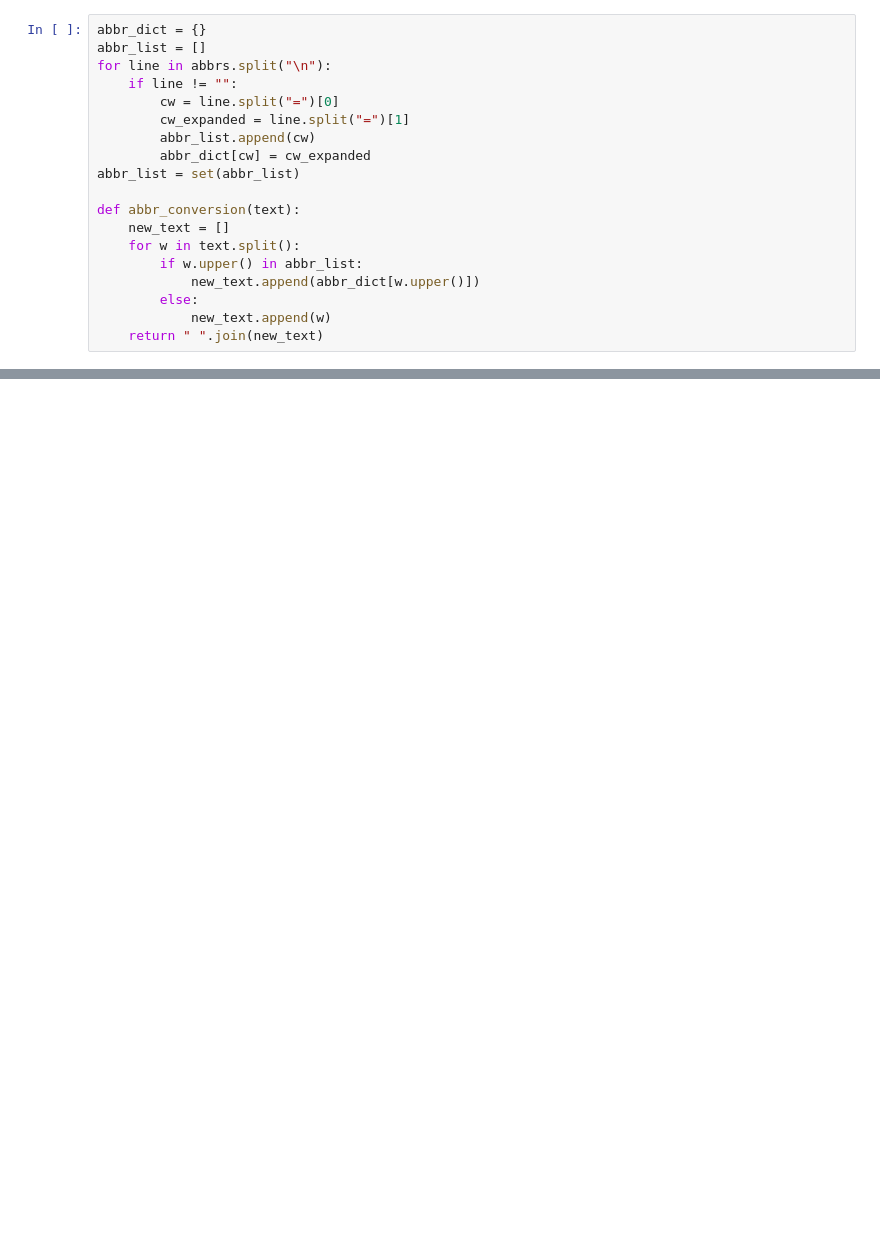
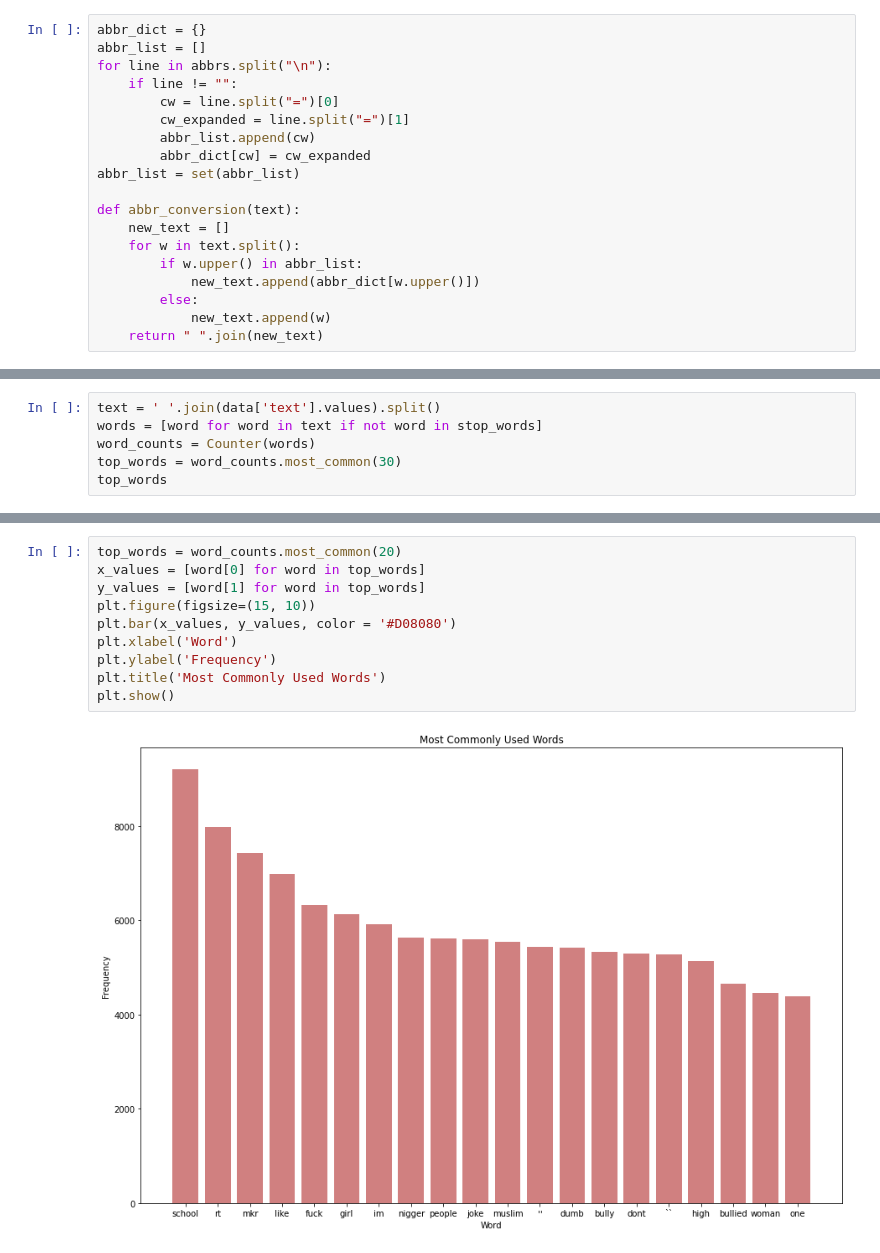
Before and after one commit to Nuray-web/NLP_final_project, a Jupyter notebook: Cyberbullying Detection.ipynb, the cells around one changed output, grey strips where cells are left out. Cells and saved outputs as stored; diff of their text form; blank space fills up the shorter version.

```diff
--- a/Cyberbullying Detection.ipynb
+++ b/Cyberbullying Detection.ipynb
@@ -206,0 +277,6 @@ df.to_csv('data.csv', index = False)
+# %%
+text = ' '.join(data['text'].values).split()
+words = [word for word in text if not word in stop_words]
+word_counts = Counter(words)
+top_words = word_counts.most_common(30)
+top_words
@@ -207 +301,13 @@ df.to_csv('data.csv', index = False)
+# %%
+top_words = word_counts.most_common(20)
+x_values = [word[0] for word in top_words]
+y_values = [word[1] for word in top_words]
+plt.figure(figsize=(15, 10))
+plt.bar(x_values, y_values, color = '#D08080')
+plt.xlabel('Word')
+plt.ylabel('Frequency')
+plt.title('Most Commonly Used Words')
+plt.show()
+# %% [output]
+[figure, added]
 # %% [markdown]
```
Also changed, not shown: parts of 33 cells of this notebook, 1 other file.
